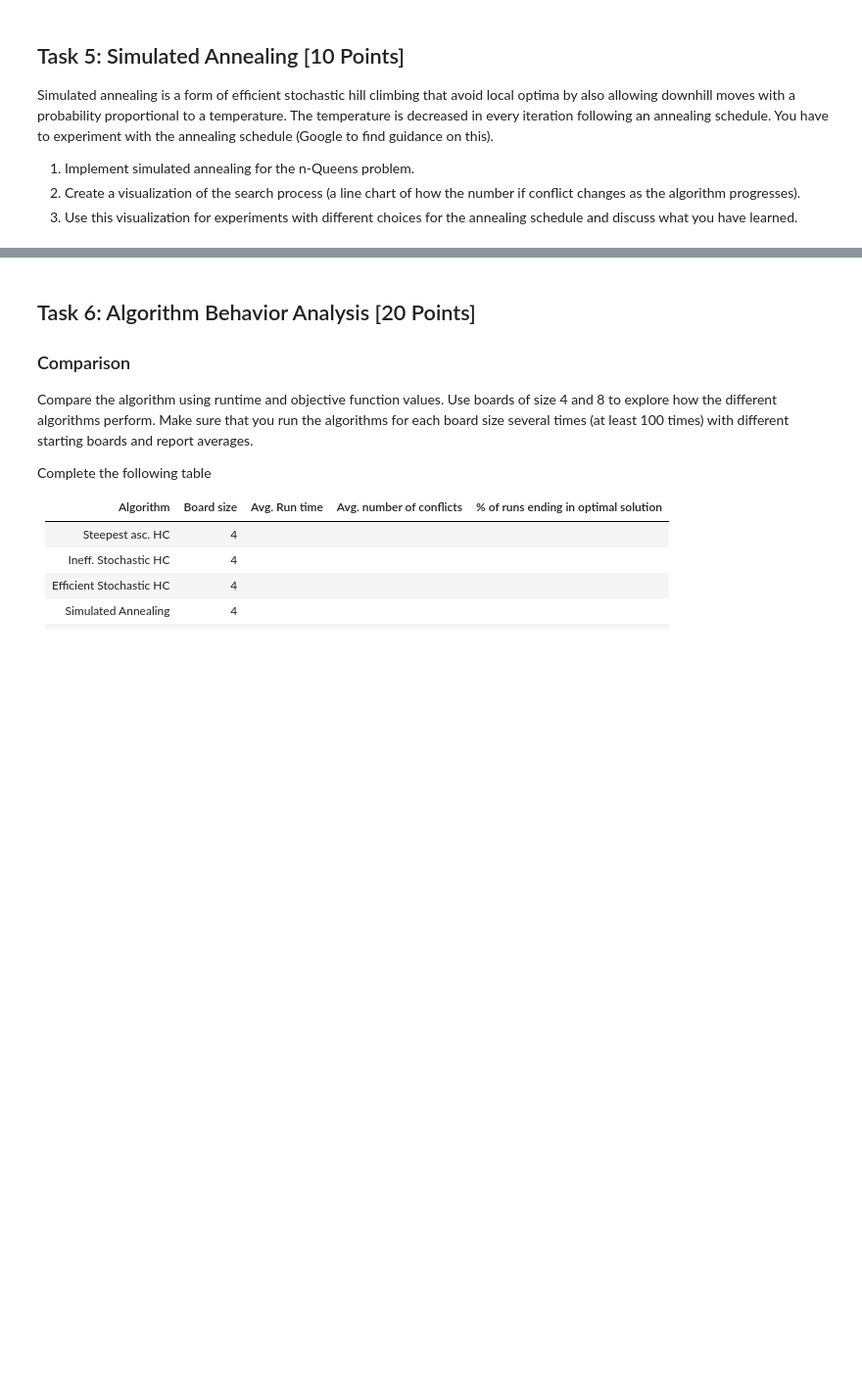
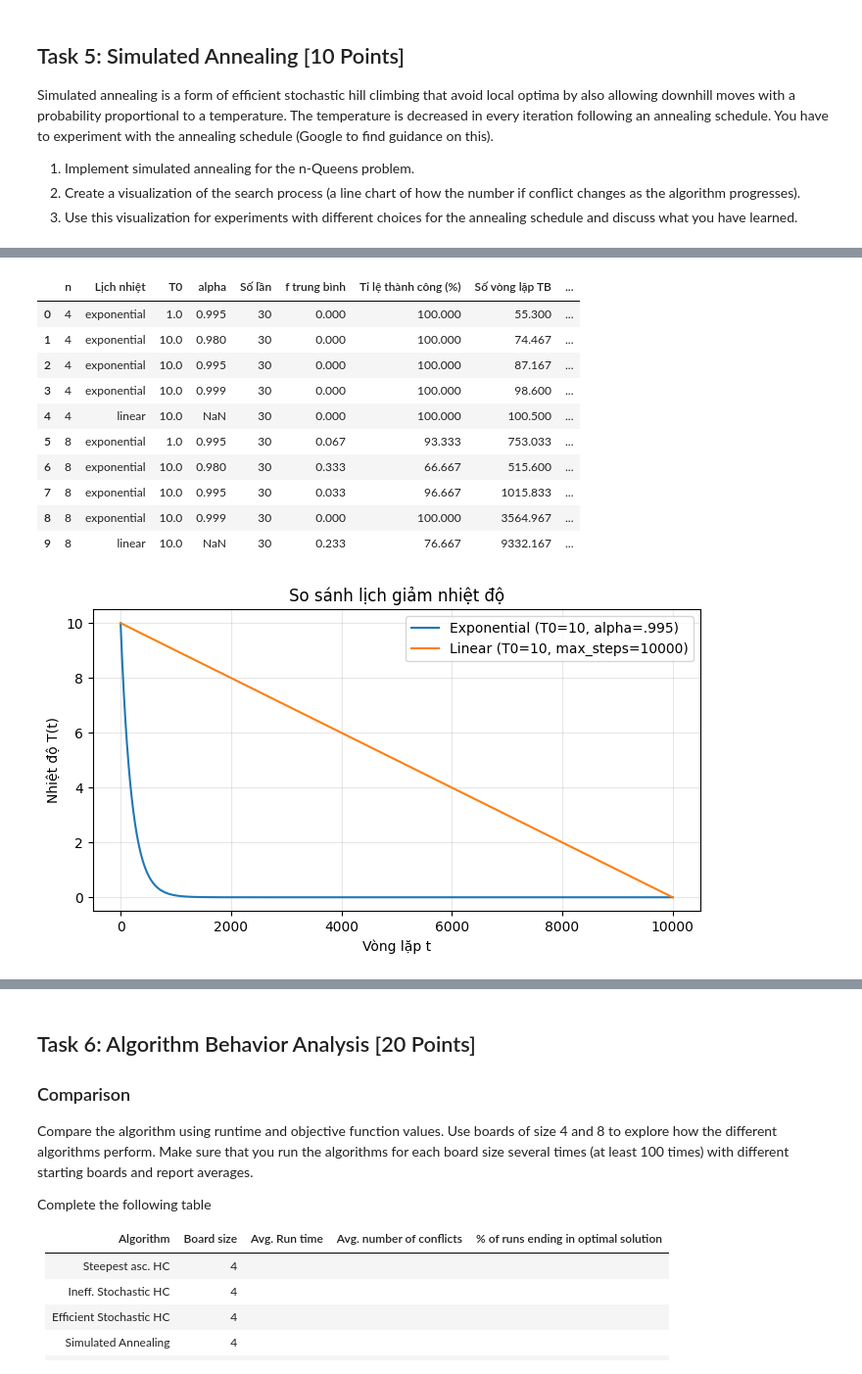
Before and after one commit to bibo0610/TTNTNC_10, a Jupyter notebook: lab03_LocalSearch/n_queens.ipynb, the cells around one changed output, grey strips where cells are left out. Shown at 98% size. Saved outputs shown, nothing was run; the diff lists cells and outputs as text; code cells hidden in the pictures; blank space fills up the shorter version.

```diff
--- a/lab03_LocalSearch/n_queens.ipynb
+++ b/lab03_LocalSearch/n_queens.ipynb
@@ -690,0 +871,65 @@ Simulated annealing is a form of efficient stochastic hill climbing that avoid l
+# %%
+def experiment_sa(n=8, runs=30, max_steps=10000, seed=2026):
+    settings = [
+        ("exponential", 1.0, 0.995),
+        ("exponential", 10.0, 0.980),
+        ("exponential", 10.0, 0.995),
+        ("exponential", 10.0, 0.999),
+        ("linear", 10.0, 0.995),
+    ]
+    rows = []
+    for schedule, T0, alpha in settings:
+        fs, steps, elapsed = [], [], []
+        for k in range(runs):
+            np.random.seed(seed + k)
+            start = random_board(n)
+            t0 = time.perf_counter()
+            _, f_best, hist, _, _ = simulated_annealing(
+                start, T0=T0, alpha=alpha, max_steps=max_steps, schedule=schedule)
+            elapsed.append((time.perf_counter()-t0)*1000)
+            fs.append(f_best)
+            steps.append(len(hist)-1)
+        rows.append({
+            "Lịch nhiệt": schedule, "T0": T0,
+            "alpha": alpha if schedule == "exponential" else np.nan,
+            "Số lần": runs, "f trung bình": np.mean(fs),
+            "Tỉ lệ thành công (%)": 100*np.mean(np.array(fs)==0),
+            "Số vòng lặp TB": np.mean(steps),
+            "Thời gian TB (ms)": np.mean(elapsed)
+        })
+    return pd.DataFrame(rows)
+
+sa_results = experiment_sa(n=8, runs=30, max_steps=10000, seed=2026)
+sa_two_sizes = pd.concat([
+    experiment_sa(n=4, runs=30, max_steps=10000, seed=2026).assign(n=4),
+    sa_results.assign(n=8)
+], ignore_index=True)
+display(sa_two_sizes[["n", "Lịch nhiệt", "T0", "alpha", "Số lần",
+                      "f trung bình", "Tỉ lệ thành công (%)",
+                      "Số vòng lặp TB", "Thời gian TB (ms)"]].round(3))
+
+# Vẽ T(t) của hai lịch nhiệt trên cùng khoảng thời gian.
+plot_max_steps = 10000
+steps = np.arange(0, plot_max_steps + 1)
+plt.figure(figsize=(8, 4))
+plt.plot(steps, 10 * 0.995**steps, label="Exponential (T0=10, alpha=.995)")
+plt.plot(steps, 10 * (1 - steps/plot_max_steps), label="Linear (T0=10, max_steps=10000)")
+plt.xlabel("Vòng lặp t")
+plt.ylabel("Nhiệt độ T(t)")
+plt.title("So sánh lịch giảm nhiệt độ")
+plt.grid(alpha=.3)
+plt.legend()
+plt.show()
+# %% [output]
+|  | n | Lịch nhiệt | T0 | alpha | Số lần | f trung bình | Tỉ lệ thành công (%) | Số vòng lặp TB | ... |
+| 0 | 4 | exponential | 1.0 | 0.995 | 30 | 0.000 | 100.000 | 55.300 | ... |
+| 1 | 4 | exponential | 10.0 | 0.980 | 30 | 0.000 | 100.000 | 74.467 | ... |
+| 2 | 4 | exponential | 10.0 | 0.995 | 30 | 0.000 | 100.000 | 87.167 | ... |
+| 3 | 4 | exponential | 10.0 | 0.999 | 30 | 0.000 | 100.000 | 98.600 | ... |
+| 4 | 4 | linear | 10.0 | NaN | 30 | 0.000 | 100.000 | 100.500 | ... |
+| 5 | 8 | exponential | 1.0 | 0.995 | 30 | 0.067 | 93.333 | 753.033 | ... |
+| 6 | 8 | exponential | 10.0 | 0.980 | 30 | 0.333 | 66.667 | 515.600 | ... |
+| 7 | 8 | exponential | 10.0 | 0.995 | 30 | 0.033 | 96.667 | 1015.833 | ... |
+| 8 | 8 | exponential | 10.0 | 0.999 | 30 | 0.000 | 100.000 | 3564.967 | ... |
+| 9 | 8 | linear | 10.0 | NaN | 30 | 0.233 | 76.667 | 9332.167 | ... |
+[figure, added]
```
Also changed, not shown: parts of 17 cells of this notebook, 1 other file.
